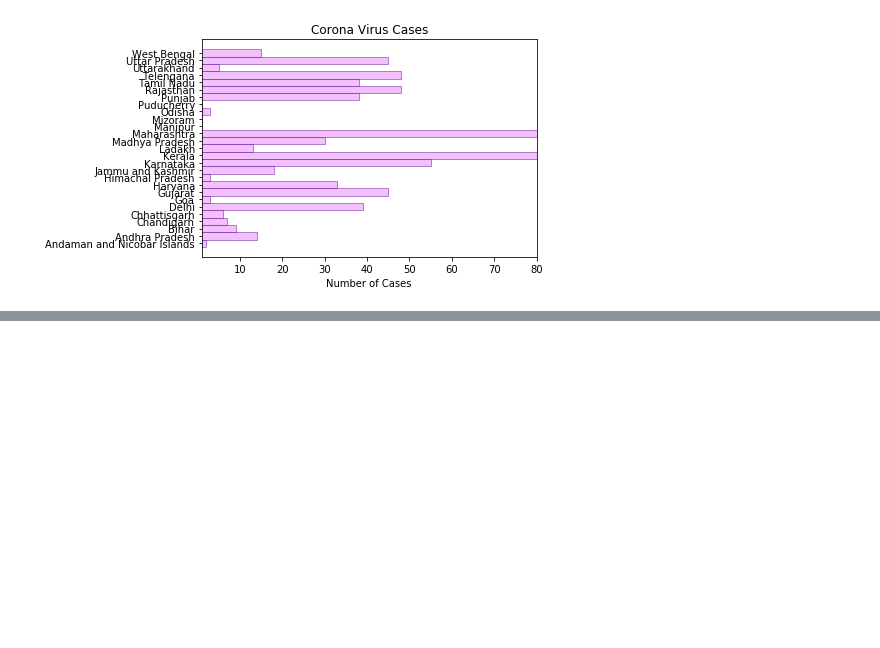
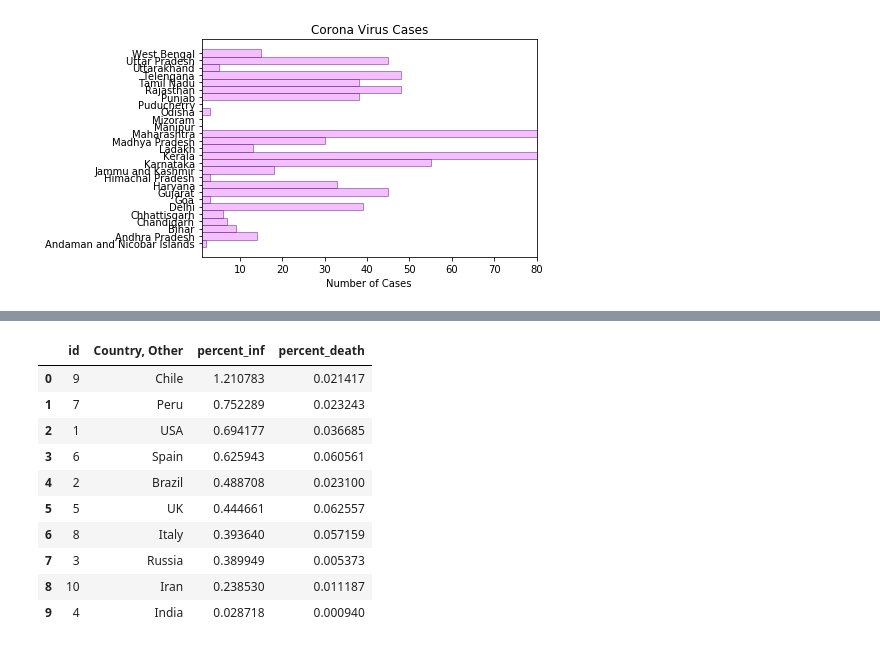
Before and after one commit to gokulyc/python123, a Jupyter notebook: JupyterCode/coronat.ipynb, the cells around one changed output, grey strips where cells are left out. Saved outputs shown, nothing was run; the diff lists cells and outputs as text; code cells hidden in the pictures; blank space fills up the shorter version.

```diff
--- a/JupyterCode/coronat.ipynb
+++ b/JupyterCode/coronat.ipynb
@@ -94,0 +130,20 @@ plt.show()
+# %%
+df1['percent_inf']=df1['Total Cases']/df1['Population']*100
+# %%
+df1['percent_death']=df1['Total Deaths']/df1['Population']*100
+# %%
+result_df=df1[['Country, Other','percent_inf','percent_death']]
+# %%
+result_df.sort_values('percent_inf',ascending=False).reset_index()
+# %% [output]
+|  | id | Country, Other | percent_inf | percent_death |
+| 0 | 9 | Chile | 1.210783 | 0.021417 |
+| 1 | 7 | Peru | 0.752289 | 0.023243 |
+| 2 | 1 | USA | 0.694177 | 0.036685 |
+| 3 | 6 | Spain | 0.625943 | 0.060561 |
+| 4 | 2 | Brazil | 0.488708 | 0.023100 |
+| 5 | 5 | UK | 0.444661 | 0.062557 |
+| 6 | 8 | Italy | 0.393640 | 0.057159 |
+| 7 | 3 | Russia | 0.389949 | 0.005373 |
+| 8 | 10 | Iran | 0.238530 | 0.011187 |
+| 9 | 4 | India | 0.028718 | 0.000940 |
```
Also changed, not shown: parts of 6 cells of this notebook, 3 other files.
